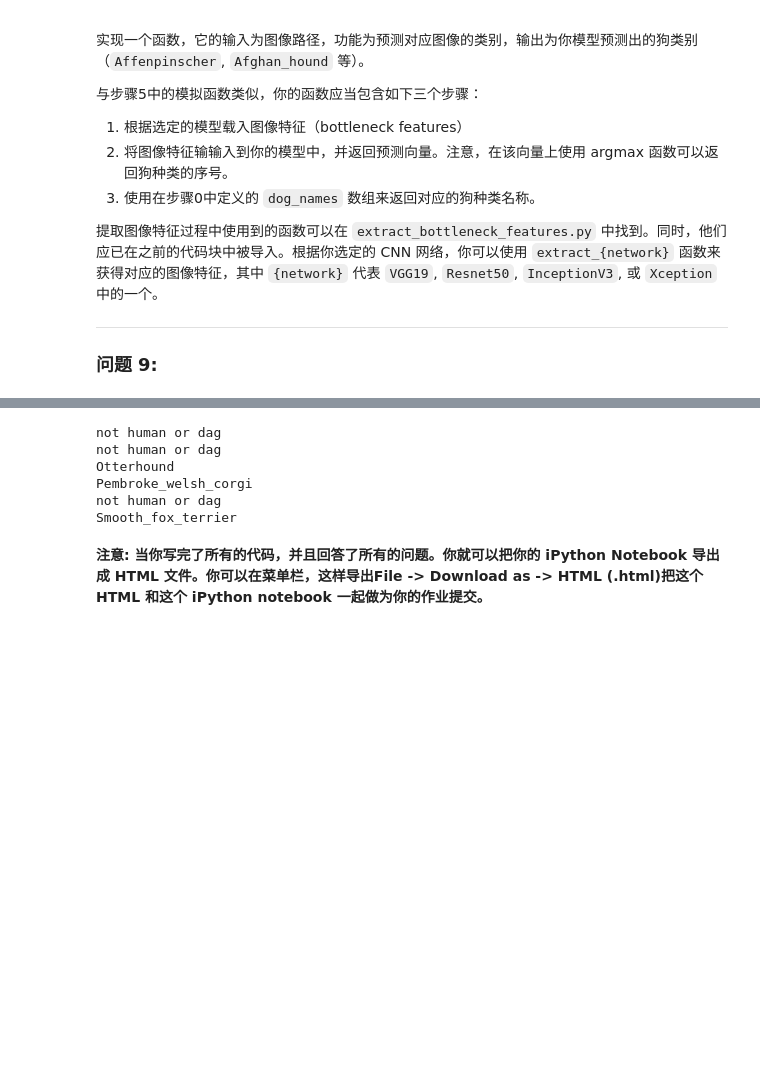
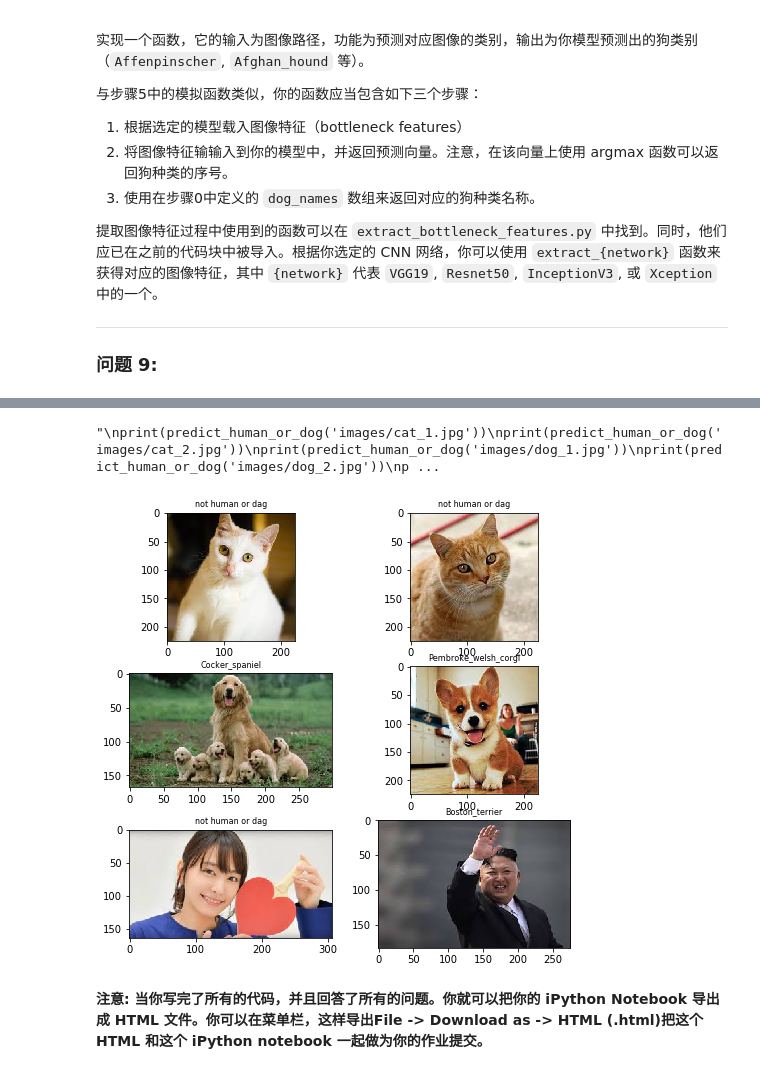
Before and after one commit to htaiwan/Udacity-Project, a Jupyter notebook: 3. dog-project/dog_app.ipynb, the cells around one changed output, grey strips where cells are left out. Saved outputs shown, nothing was run; the diff lists cells and outputs as text; code cells hidden in the pictures; blank space fills up the shorter version.

```diff
--- a/3. dog-project/dog_app.ipynb
+++ b/3. dog-project/dog_app.ipynb
@@ -865,9 +903,9 @@ VGG19_predict_breed('images/Welsh_springer_spaniel_08203.jpg')
 ### 自由地使用所需的代码单元数吧
 
 def predict_human_or_dog(img_path):
-    if face_detector(img_path):
+    if dog_detector(img_path):
         return Xception_predict_breed(img_path)
-    elif dog_detector(img_path):
+    elif face_detector(img_path):
         return Xception_predict_breed(img_path)
     else:
         return "not human or dag"
@@ -903,19 +954,23 @@ def predict_human_or_dog(img_path):
-# %%
-## TODO: 在你的电脑上，在步骤6中，至少在6张图片上运行你的算法。
-## 自由地使用所需的代码单元数吧
-
-print(predict_human_or_dog('images/cat_1.jpg'))
-print(predict_human_or_dog('images/cat_2.jpg'))
-print(predict_human_or_dog('images/dog_1.jpg'))
-print(predict_human_or_dog('images/dog_2.jpg'))
-print(predict_human_or_dog('images/human_1.jpg'))
-print(predict_human_or_dog('images/human_2.jpg'))
-# %% [output]
-not human or dag
-not human or dag
-Otterhound
-Pembroke_welsh_corgi
-not human or dag
-Smooth_fox_terrier
+# %%
+## TODO: 在你的电脑上，在步骤6中，至少在6张图片上运行你的算法。
+## 自由地使用所需的代码单元数吧
+
+
+fig=plt.figure(figsize=(8, 8))
+columns = 2
+rows = 3
+
+paths = np.array(['images/cat_1.jpg', 'images/cat_2.jpg', 'images/dog_1.jpg', 'images/dog_2.jpg', 'images/human_1.jpg', 'images/human_2.jpg'])
+
+for i in range(1, columns*rows +1):
+    path = paths[i-1]
+    img = cv2.imread(path)
+    cv_rgb = cv2.cvtColor(img, cv2.COLOR_BGR2RGB)
+    fig.add_subplot(rows, columns, i)
+    plt.title(predict_human_or_dog(path), fontsize=8)
+    plt.imshow(cv_rgb)
+# %% [output]
+"\nprint(predict_human_or_dog('images/cat_1.jpg'))\nprint(predict_human_or_dog('images/cat_2.jpg'))\nprint(predict_human_or_dog('images/dog_1.jpg'))\nprint(predict_human_or_dog('images/dog_2.jpg'))\np ...
+[figure, added]
 # %% [markdown]
 **注意: 当你写完了所有的代码，并且回答了所有的问题。你就可以把你的 iPython Notebook 导出成 HTML 文件。你可以在菜单栏，这样导出File -> Download as -> HTML (.html)把这个 HTML 和这个 iPython notebook 一起做为你的作业提交。**
```
Also changed, not shown: parts of 23 cells of this notebook.
